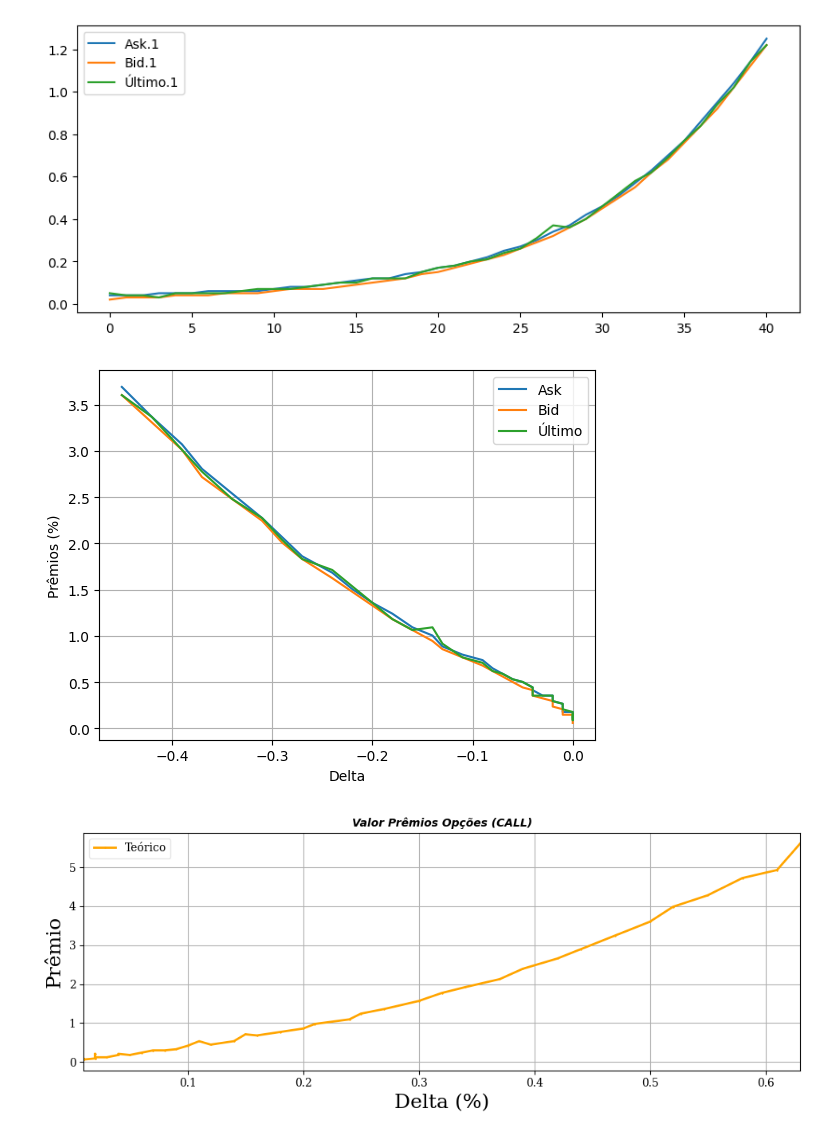
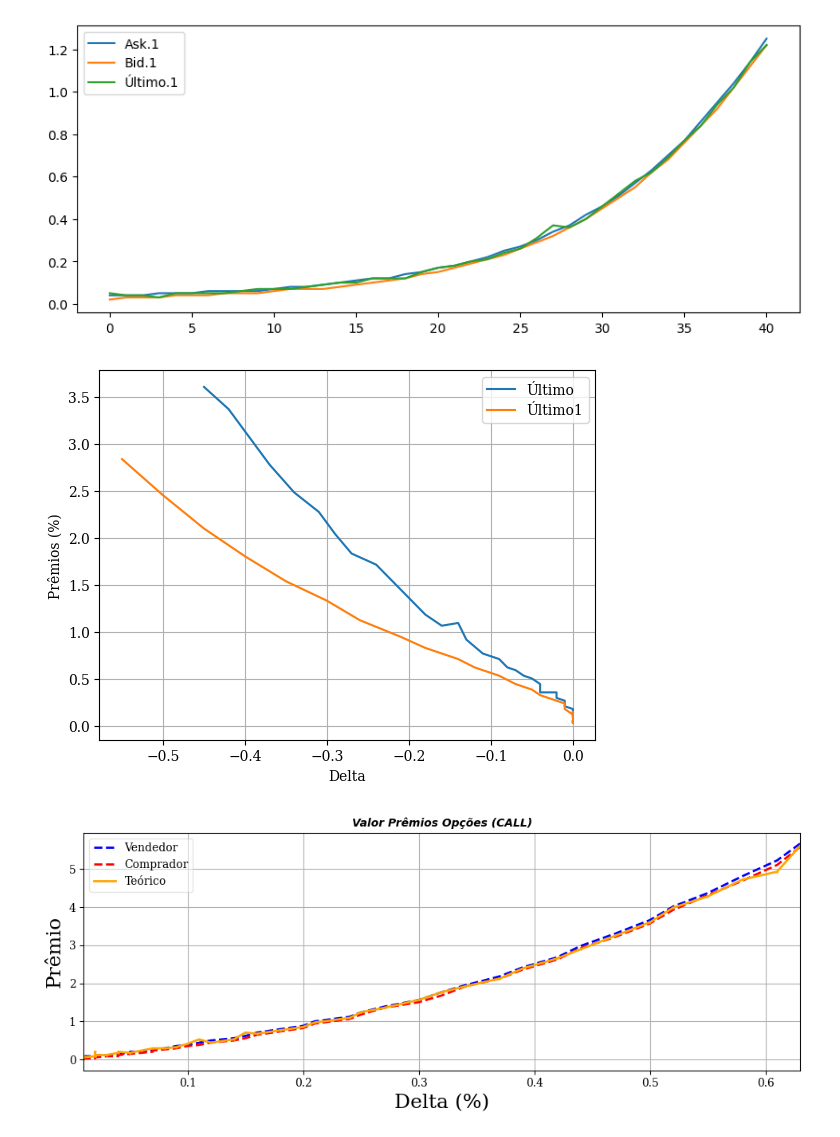
Before and after one commit to facklen/python_para_investimentos, a Jupyter notebook: Avaliação_Opções.ipynb, the cells around one changed output. Saved outputs shown, nothing was run; the diff lists cells and outputs as text; code cells hidden in the pictures.

```diff
--- a/Avaliação_Opções.ipynb
+++ b/Avaliação_Opções.ipynb
@@ -73,3 +73,6 @@ Opções.tail(15)
 | 78 | 0.02 | 0.02 | 0.01 | -0.0023 | 0.0 | 0.02 | 0.01 | 0.03 | 45.27 | 0.00 | ... |
 | 79 | 0.03 | 0.01 | 0.01 | -0.0020 | 0.0 | 0.03 | 0.00 | 0.03 | 45.52 | 0.00 | ... |
 | 80 | 0.02 | 0.01 | 0.01 | -0.0018 | 0.0 | 0.02 | 0.01 | 0.03 | 45.77 | 0.00 | ... |
+# %%
+Opções1 =pd.read_excel("/content/drive/MyDrive/Opções Dados/PETR4_04_12_23_to_15_12.xlsx",)
+Opções1.head(5)
@@ -81,18 +91,21 @@ PUTs_OTM = Opções[(Opções['Intrínseco.1']<=0.5)]
 PUTs_OTM[['Ask.1','Bid.1','Último.1']].plot(figsize = (10,4));
 # %% [output]
 [figure]
+# %%
+PUTs_OTM1 = Opções1[(Opções1['Intrínseco.1']<=0.5)]
 # %%
 Ativo = 33.86
-plt.plot(PUTs_OTM[['Delta.1']],PUTs_OTM[['Ask.1']]*100/Ativo,label='Ask')
-plt.plot(PUTs_OTM[['Delta.1']],PUTs_OTM[['Bid.1']]*100/Ativo,label='Bid')
+#plt.plot(PUTs_OTM[['Delta.1']],PUTs_OTM[['Ask.1']]*100/Ativo,label='Ask')
+#plt.plot(PUTs_OTM[['Delta.1']],PUTs_OTM[['Bid.1']]*100/Ativo,label='Bid')
 plt.plot(PUTs_OTM[['Delta.1']],PUTs_OTM[['Último.1']]*100/Ativo,label='Último')
+plt.plot(PUTs_OTM1[['Delta.1']],PUTs_OTM1[['Último.1']]*100/Ativo,label='Último1')
 plt.legend()
 plt.grid()
 plt.xlabel('Delta')
 plt.ylabel('Prêmios (%)')
 plt.show()
 # %% [output]
-[figure, old version]
+[figure, new version]
 # %%
 # A mesma análise para as Calls
 CALLs_OTM = Opções[(Opções['Intrínseco']<=0.5)]
@@ -109,11 +122,11 @@ plt.xlabel('Delta (%)',fontsize=18)
 plt.ylabel('Prêmio',fontsize=18)
 plt.tight_layout()
 plt.margins(x=0, y=0.05)
-#plt.plot(Opções['Delta'],Opções['Ask']*100/Ativo,  label='Vendedor', color='blue',linestyle='dashed', linewidth=2)
-#plt.plot(Opções['Delta'],Opções['Bid']*100/Ativo,  label='Comprador', color='red', linestyle='dashed', linewidth=2)
+plt.plot(CALLs_OTM['Delta'],CALLs_OTM['Ask']*100/Ativo,  label='Vendedor', color='blue',linestyle='dashed', linewidth=2)
+plt.plot(CALLs_OTM['Delta'],CALLs_OTM['Bid']*100/Ativo,  label='Comprador', color='red', linestyle='dashed', linewidth=2)
 plt.plot(CALLs_OTM['Delta'],CALLs_OTM['Último']*100/Ativo,  label='Teórico', color='orange', marker='+', linewidth=2, markersize=2)
 plt.legend(fontsize=10, frameon=True, framealpha=0.5, facecolor='white')
 plt.grid(True)
 plt.show()
 # %% [output]
-[figure, old version]
+[figure, new version]
```
Also changed, not shown: parts of 1 cell of this notebook.
